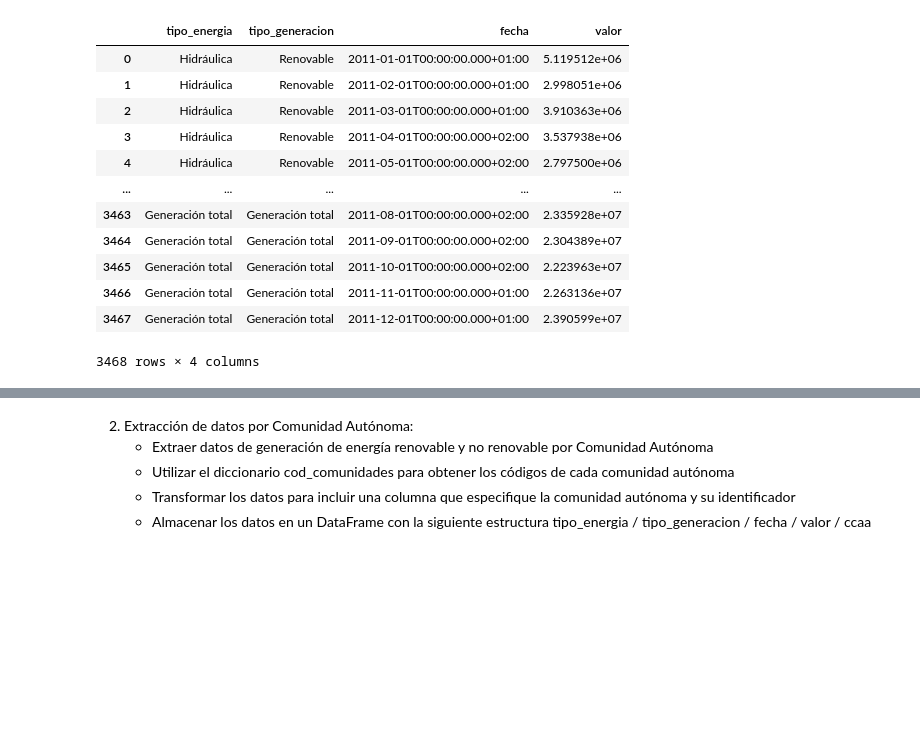
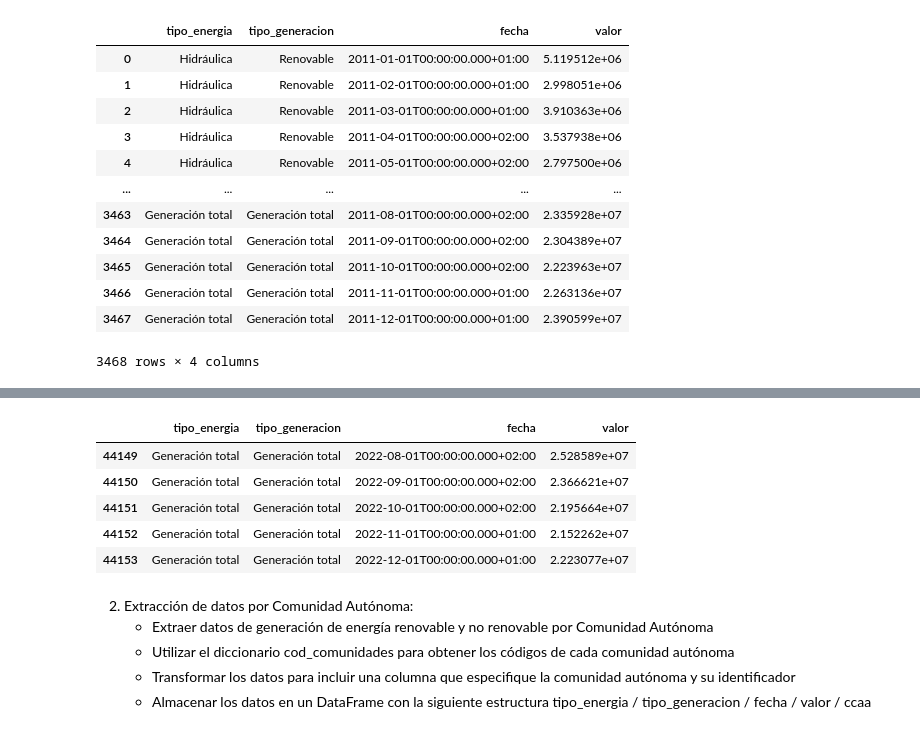
Before and after one commit to lmoraromero/promoG-modulo2-sprint1-pairprogramming-MAITE_LAURAM, a Jupyter notebook: pair-APIS.ipynb, the cells around one changed output, grey strips where cells are left out. Drawn from its saved outputs; the diff is of its cells as text; code cells hidden in the pictures; blank space fills up the shorter version.

```diff
--- a/pair-APIS.ipynb
+++ b/pair-APIS.ipynb
@@ -181,3 +182,13 @@ df_datos
+# %%
+#Comprobar los 5 últimos resultados y que concuerde con la fecha que se solicita
+df_datos.tail()
+# %% [output]
+|  | tipo_energia | tipo_generacion | fecha | valor |
+| 44149 | Generación total | Generación total | 2022-08-01T00:00:00.000+02:00 | 2.528589e+07 |
+| 44150 | Generación total | Generación total | 2022-09-01T00:00:00.000+02:00 | 2.366621e+07 |
+| 44151 | Generación total | Generación total | 2022-10-01T00:00:00.000+02:00 | 2.195664e+07 |
+| 44152 | Generación total | Generación total | 2022-11-01T00:00:00.000+01:00 | 2.152262e+07 |
+| 44153 | Generación total | Generación total | 2022-12-01T00:00:00.000+01:00 | 2.223077e+07 |
 # %% [markdown]
 2. Extracción de datos por Comunidad Autónoma:
     - Extraer datos de generación de energía renovable y no renovable por Comunidad Autónoma
```
Also changed, not shown: parts of 27 cells of this notebook.
